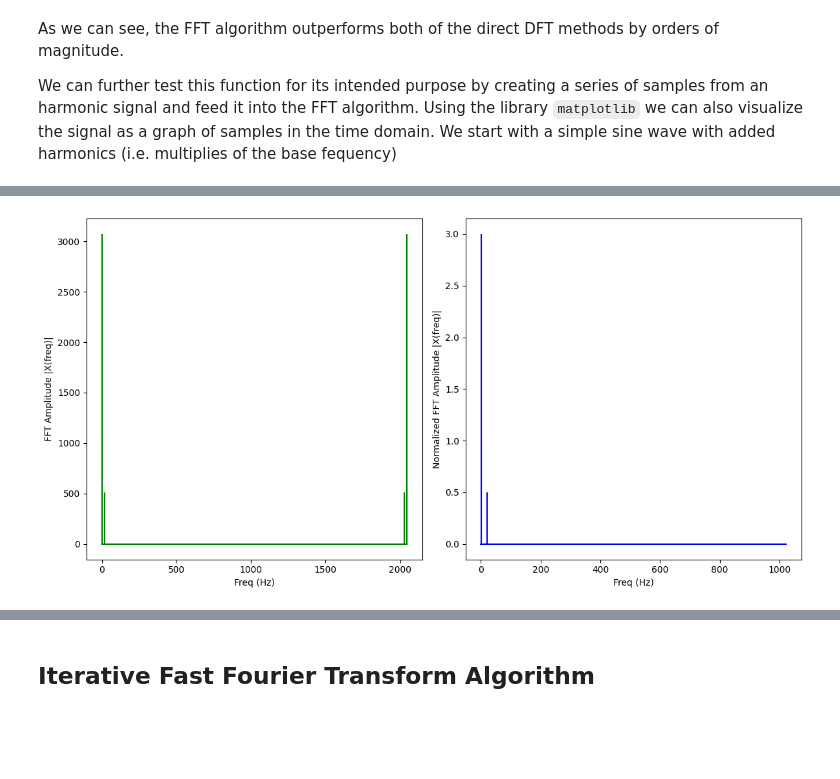
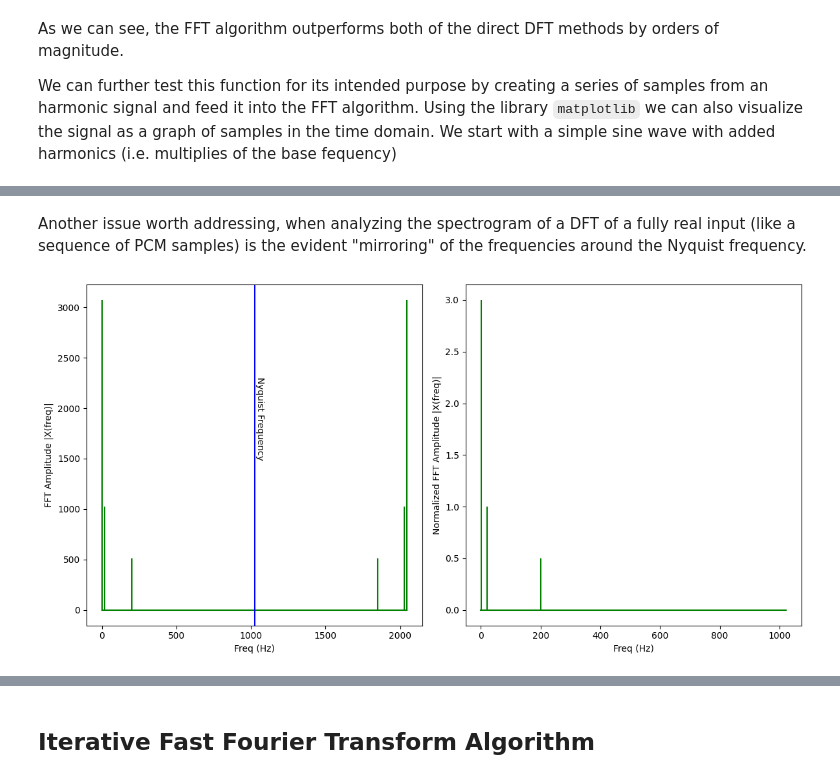
Before and after one commit to godblessourdeadkotatsu/dba2024, a Jupyter notebook: fft.ipynb, the cells around one changed output, grey strips where cells are left out. Saved outputs shown, nothing was run; the diff lists cells and outputs as text; code cells hidden in the pictures; blank space fills up the shorter version.

```diff
--- a/fft.ipynb
+++ b/fft.ipynb
@@ -251,19 +251,18 @@ We can further test this function for its intended purpose by creating a series
 # %%
 # define the number of samples (sampling rate)
 samps = 2048
-# define the sample interval
+# define the sample interval: 1 second/samps per second
 interval = 1.0/samps
 t = np.arange(0,1,interval)
 
 # set base frequency 1
-
 additive_wave = 3*np.sin(2*np.pi*1.*t)
 
-# add 2nd harmonic
-additive_wave += np.sin(2*np.pi*2.*t)
+# add 20nd harmonic
+additive_wave += np.sin(2*np.pi*20.*t)
 
-# add 20th harmonic
-additive_wave += 0.5* np.sin(2*np.pi*20.*t)
+# add 200th harmonic
+additive_wave += 0.5* np.sin(2*np.pi*200.*t)
 
 plt.figure(figsize = (8, 6))
 plt.plot(t, additive_wave, 'g')
@@ -276,33 +279,37 @@ plt.show()
+# %% [markdown]
+Another issue worth addressing, when analyzing the spectrogram of a DFT of a fully real input (like a sequence of PCM samples) is the evident "mirroring" of the frequencies around the Nyquist frequency.
 # %%
 X=dit_FFT(additive_wave)
 
 # calculate the frequency
 N = len(X)
 n = np.arange(N)
 T = N/samps
 freq = n/T
 
 plt.figure(figsize = (12, 6))
 plt.subplot(121)
 plt.stem(freq, abs(X), 'g',  markerfmt=" ", basefmt="-g")
 plt.xlabel('Freq (Hz)')
 plt.ylabel('FFT Amplitude |X(freq)|')
+plt.axvline(x = 1024, color = 'b')
+plt.text(1030,1500,'Nyquist Frequency',rotation=270)
 # Get the one-sided specturm
 n_oneside = N//2
 # get the one side frequency
 f_oneside = freq[:n_oneside]
 
 # normalize the amplitude
 X_oneside =X[:n_oneside]/n_oneside
 
 plt.subplot(122)
-plt.stem(f_oneside, abs(X_oneside), 'b', \
-         markerfmt=" ", basefmt="-b")
+plt.stem(f_oneside, abs(X_oneside), 'g', \
+         markerfmt=" ", basefmt="-g")
 plt.xlabel('Freq (Hz)')
 plt.ylabel('Normalized FFT Amplitude |X(freq)|')
 plt.tight_layout()
 plt.show()
 
 plt.show()
 # %% [output]
-[figure, old version]
+[figure, new version]
```
Also changed, not shown: parts of 4 cells of this notebook.
